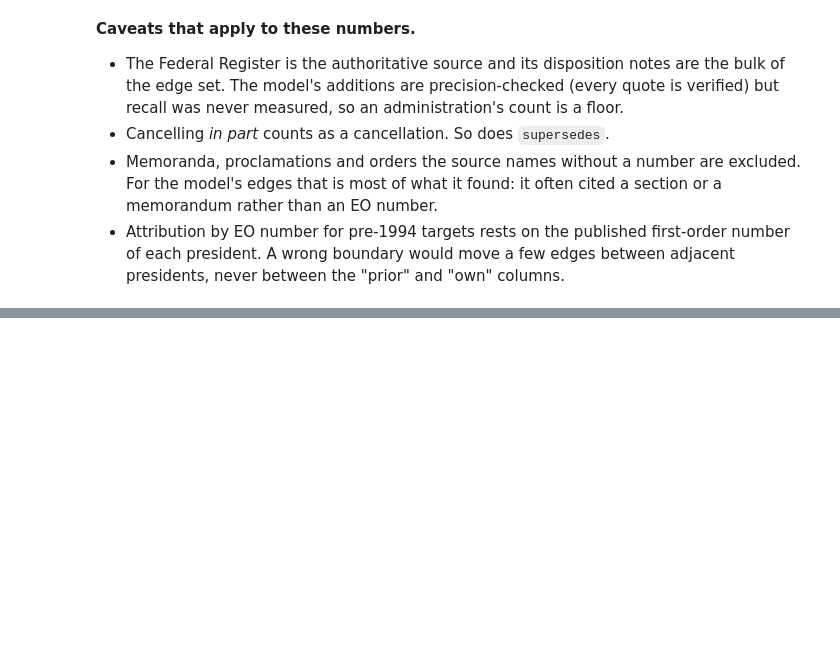
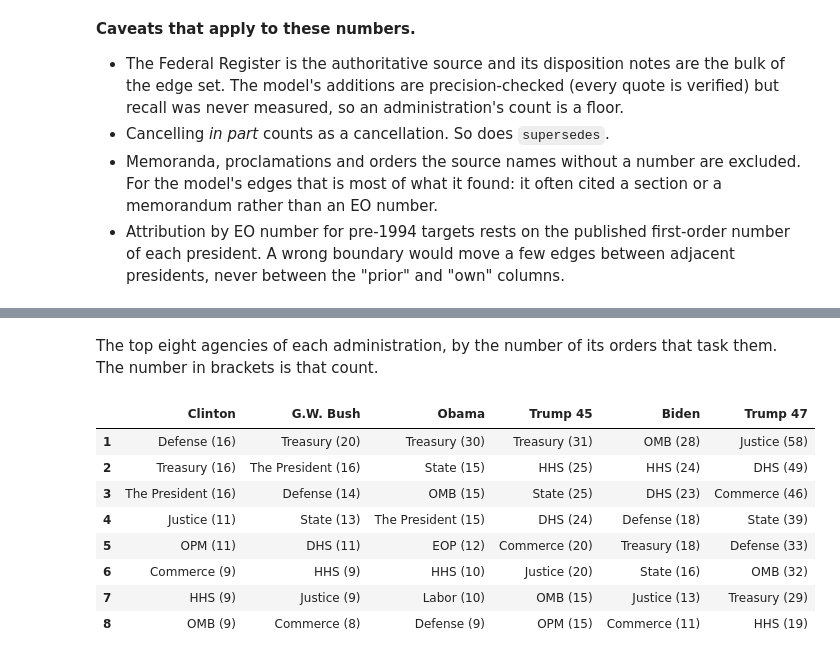
Before and after one commit to DaveKT/EO_Analysis, a Jupyter notebook: notebooks/analysis.ipynb, the cells around one changed output, grey strips where cells are left out. Cells and saved outputs as stored; diff of their text form; code cells hidden in the pictures; blank space fills up the shorter version.

```diff
--- a/notebooks/analysis.ipynb
+++ b/notebooks/analysis.ipynb
@@ -335,0 +387,37 @@ plt.show()
+# %% [markdown]
+The top eight agencies of each administration, by the number of its orders that task
+them. The number in brackets is that count.
+# %%
+SHORT_AGENCY = {
+    "Department of Health and Human Services": "HHS", "Department of Homeland Security": "DHS",
+    "Office of Management and Budget": "OMB", "Office of Personnel Management": "OPM",
+    "Executive Office of the President": "EOP", "Environmental Protection Agency": "EPA",
+    "Office of Science and Technology Policy": "OSTP", "General Services Administration": "GSA",
+}
+
+
+def short_agency(name: str) -> str:
+    if name in SHORT_AGENCY:
+        return SHORT_AGENCY[name]
+    for prefix in ("Department of the ", "Department of "):
+        if name.startswith(prefix):
+            return name[len(prefix):]
+    return name
+
+
+counts = pairs.groupby(["actor", "canonical_name"]).size().rename("orders").reset_index()
+top8 = {}
+for actor in ADMINS:
+    rows = counts[counts.actor == actor].nlargest(8, "orders")
+    top8[actor] = [f"{short_agency(n)} ({o})" for n, o in zip(rows.canonical_name, rows.orders)]
+pd.DataFrame(top8, index=range(1, 9))
+# %% [output]
+|  | Clinton | G.W. Bush | Obama | Trump 45 | Biden | Trump 47 |
+| 1 | Defense (16) | Treasury (20) | Treasury (30) | Treasury (31) | OMB (28) | Justice (58) |
+| 2 | Treasury (16) | The President (16) | State (15) | HHS (25) | HHS (24) | DHS (49) |
+| 3 | The President (16) | Defense (14) | OMB (15) | State (25) | DHS (23) | Commerce (46) |
+| 4 | Justice (11) | State (13) | The President (15) | DHS (24) | Defense (18) | State (39) |
+| 5 | OPM (11) | DHS (11) | EOP (12) | Commerce (20) | Treasury (18) | Defense (33) |
+| 6 | Commerce (9) | HHS (9) | HHS (10) | Justice (20) | State (16) | OMB (32) |
+| 7 | HHS (9) | Justice (9) | Labor (10) | OMB (15) | Justice (13) | Treasury (29) |
+| 8 | OMB (9) | Commerce (8) | Defense (9) | OPM (15) | Commerce (11) | HHS (19) |
```
Also changed, not shown: parts of 5 cells of this notebook.
